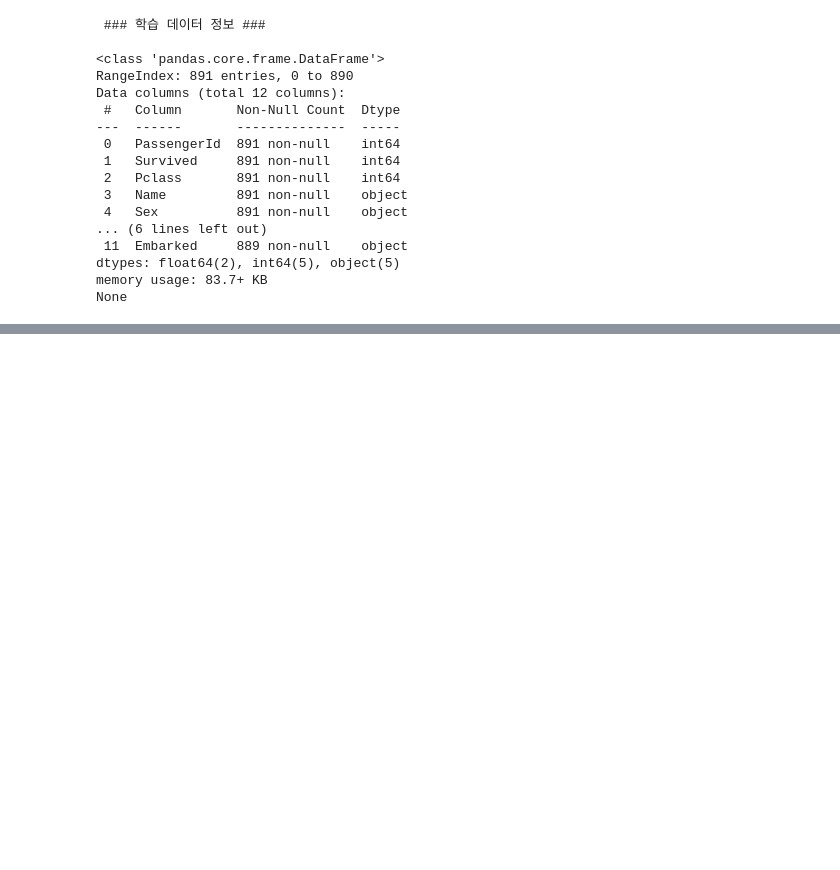
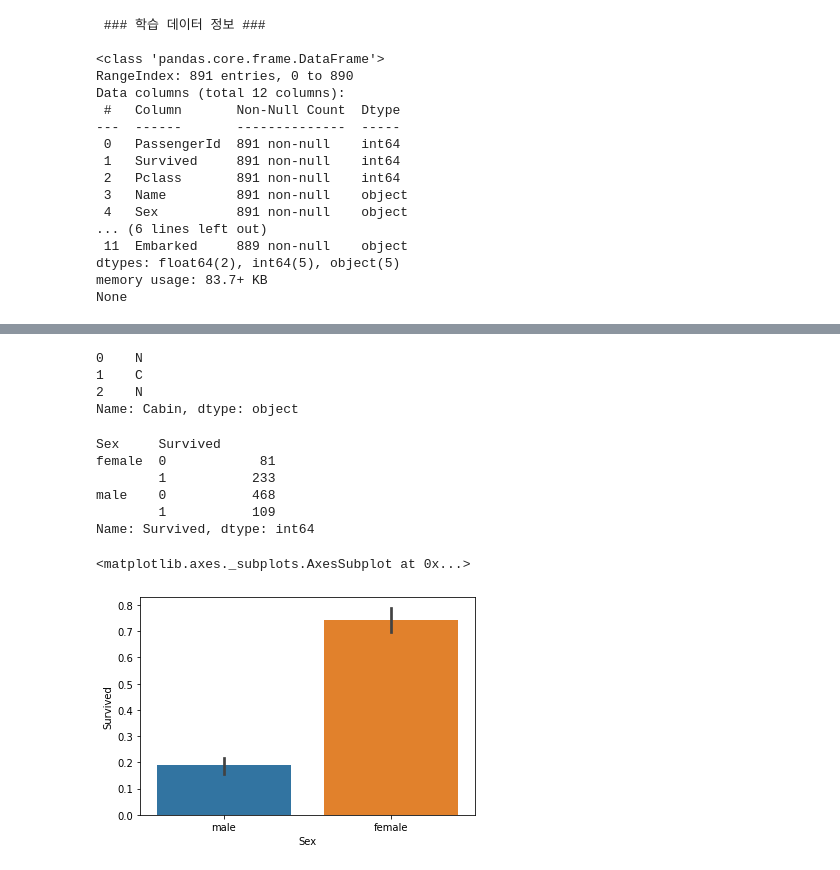
Before and after one commit to tngus18/gongboohaeboza, a Jupyter notebook: 02_사이킷런으로_시작하는_머신러닝.ipynb, the cells around one changed output, grey strips where cells are left out. Drawn from its saved outputs; the diff is of its cells as text; code cells hidden in the pictures; blank space fills up the shorter version.

```diff
--- a/02_사이킷런으로_시작하는_머신러닝.ipynb
+++ b/02_사이킷런으로_시작하는_머신러닝.ipynb
@@ -667,3 +667,9 @@ Data columns (total 12 columns):
 dtypes: float64(2), int64(5), object(5)
 memory usage: 83.7+ KB
 None
+# %%
+# null값을 허용하지 않기 때문에 어떻게 처리할지 결정해야 함. fillna()로 평균 또는 고정값으로 변경
+titanic_df['Age'].fillna(titanic_df['Age'].mean(), inplace=True)
+titanic_df['Cabin'].fillna('N', inplace=True)
+titanic_df['Embarked'].fillna('N', inplace=True)
+print('데이터 세트 null 값 개수:', titanic_df.isnull().sum().sum())
@@ -669,0 +700,22 @@ None
+# %%
+titanic_df['Cabin'] = titanic_df['Cabin'].str[:1]
+print(titanic_df['Cabin'].head(3))
+# %% [output]
+0    N
+1    C
+2    N
+Name: Cabin, dtype: object
+# %%
+titanic_df.groupby(['Sex','Survived'])['Survived'].count()
+# %% [output]
+Sex     Survived
+female  0            81
+        1           233
+male    0           468
+        1           109
+Name: Survived, dtype: int64
+# %%
+sns.barplot(x='Sex', y = 'Survived', data= titanic_df)
+# %% [output]
+<matplotlib.axes._subplots.AxesSubplot at 0x...>
+[figure, added]
```
Also changed, not shown: parts of 14 cells of this notebook.
